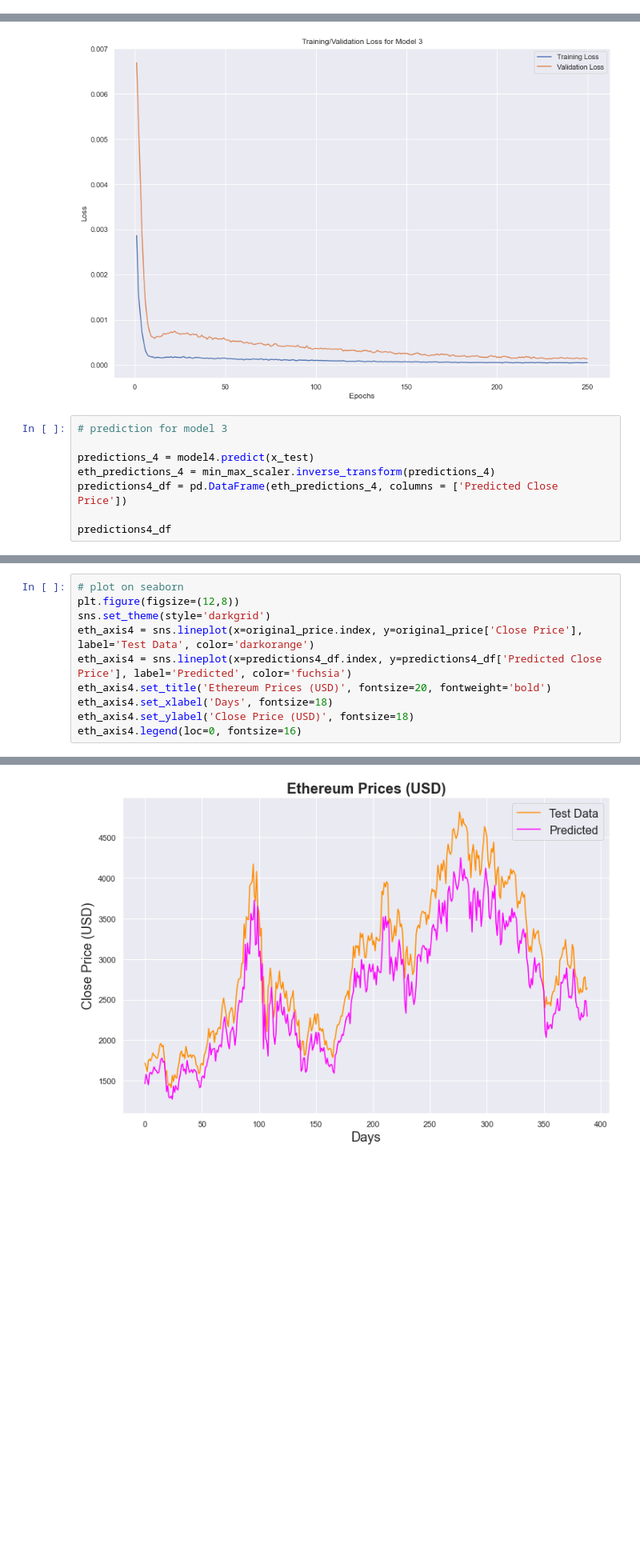
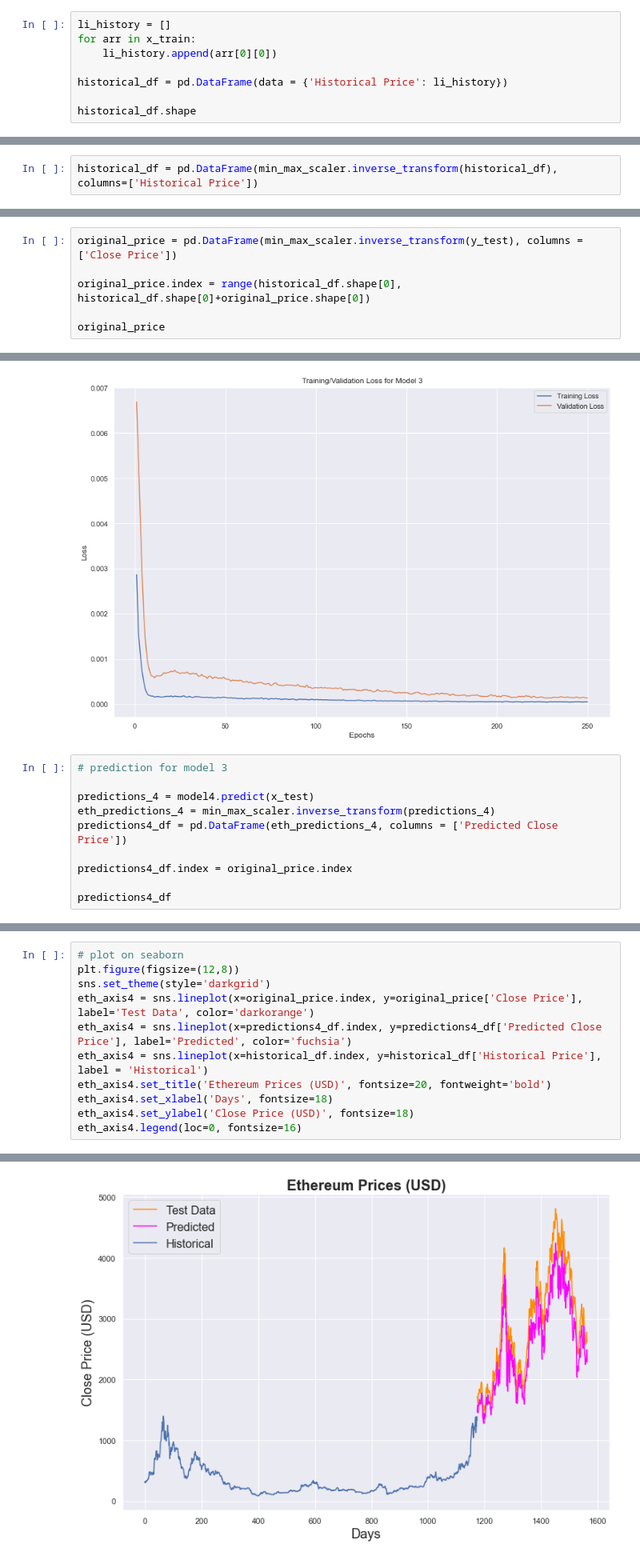
Before and after one commit to GitHubOfAndrew/Time-Series-Analysis-Cryptocurrencies, a Jupyter notebook: Cryptocurrency Forecasting.ipynb, the cells around one changed output, grey strips where cells are left out. Shown at 80% size. Drawn from its saved outputs; the diff is of its cells as text; blank space fills up the shorter version.

Commit message:
Added Historical Data to Charts

```diff
--- a/Cryptocurrency Forecasting.ipynb
+++ b/Cryptocurrency Forecasting.ipynb
@@ -612,0 +614,8 @@ from sklearn.metrics import r2_score
+# %%
+li_history = []
+for arr in x_train:
+    li_history.append(arr[0][0])
+
+historical_df = pd.DataFrame(data = {'Historical Price': li_history})
+
+historical_df.shape
@@ -612,0 +624,2 @@ from sklearn.metrics import r2_score
+# %%
+historical_df = pd.DataFrame(min_max_scaler.inverse_transform(historical_df), columns=['Historical Price'])
@@ -612,0 +642,6 @@ from sklearn.metrics import r2_score
+# %%
+original_price = pd.DataFrame(min_max_scaler.inverse_transform(y_test), columns = ['Close Price'])
+
+original_price.index = range(historical_df.shape[0], historical_df.shape[0]+original_price.shape[0])
+
+original_price
@@ -1003,6 +1076,8 @@ predictions_4 = model4.predict(x_test)
 eth_predictions_4 = min_max_scaler.inverse_transform(predictions_4)
 predictions4_df = pd.DataFrame(eth_predictions_4, columns = ['Predicted Close Price'])
 
+predictions4_df.index = original_price.index
+
 predictions4_df
 # %% [output]
 |  | Predicted Close Price |
@@ -1021,16 +1096,17 @@ predictions4_df
 # %%
 # plot on seaborn
 plt.figure(figsize=(12,8))
 sns.set_theme(style='darkgrid')
 eth_axis4 = sns.lineplot(x=original_price.index, y=original_price['Close Price'], label='Test Data', color='darkorange')
 eth_axis4 = sns.lineplot(x=predictions4_df.index, y=predictions4_df['Predicted Close Price'], label='Predicted', color='fuchsia')
+eth_axis4 = sns.lineplot(x=historical_df.index, y=historical_df['Historical Price'], label = 'Historical')
 eth_axis4.set_title('Ethereum Prices (USD)', fontsize=20, fontweight='bold')
 eth_axis4.set_xlabel('Days', fontsize=18)
 eth_axis4.set_ylabel('Close Price (USD)', fontsize=18)
 eth_axis4.legend(loc=0, fontsize=16)
 # %% [output]
 <matplotlib.legend.Legend at 0x...>
-[figure, old version]
+[figure, new version]
 # %%
 model_4_score = r2_score(original_price['Close Price'], eth_predictions_4)
 print(f'We have an R2 Score of {model_4_score} for Model 4.')
```
Also changed, not shown: parts of 23 cells of this notebook.
